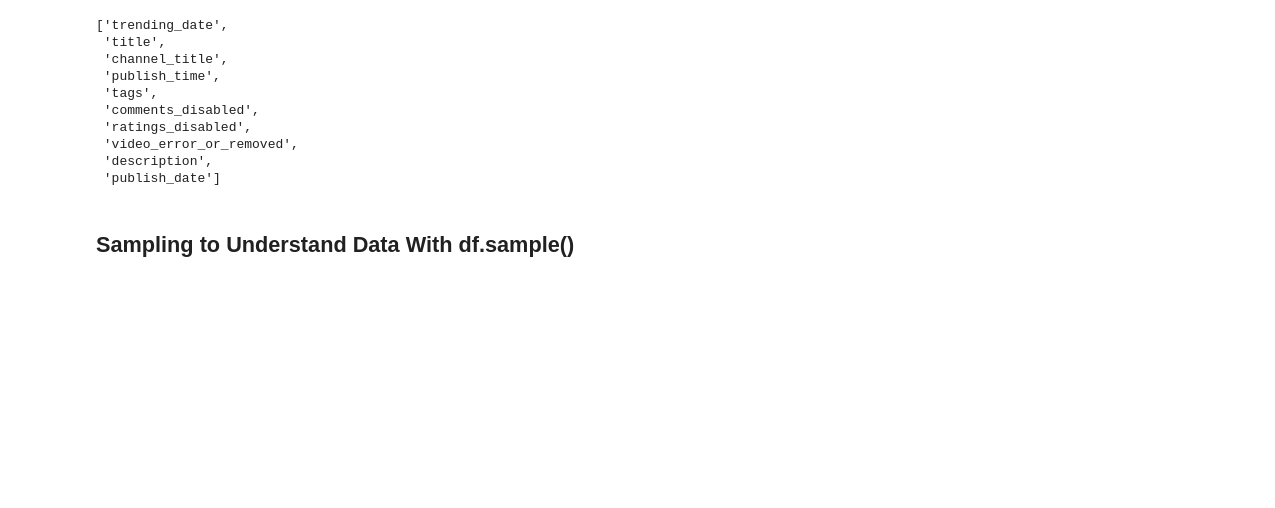
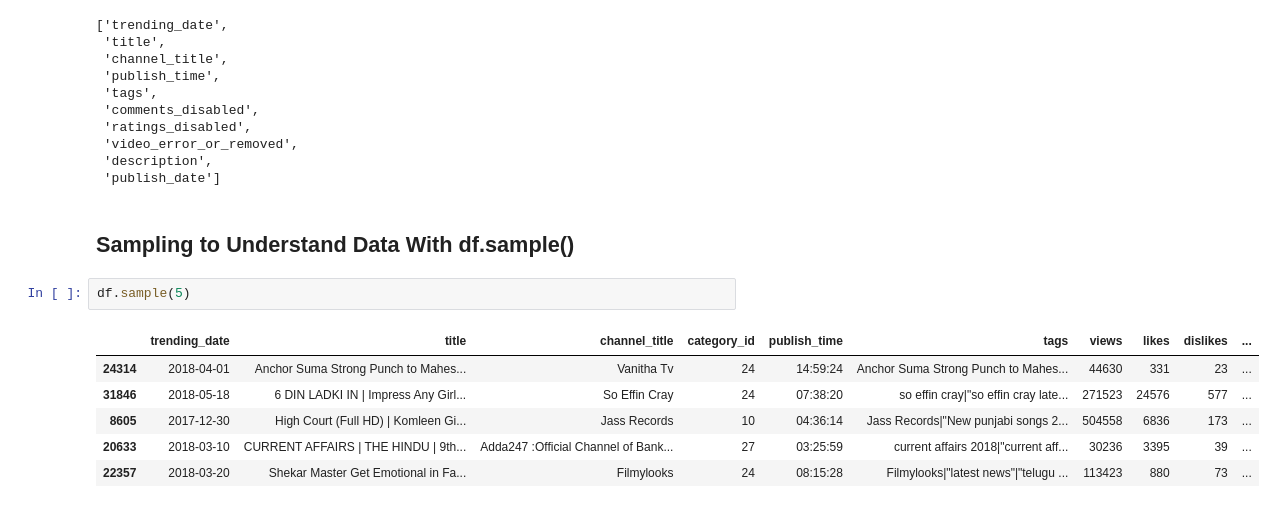
Before and after one commit to dinalnaveen/Analyse-the-relationship-between-metrics-of-YouTube-based-on-YouTube-analytics-by-applying-the-machi, a Jupyter notebook: YouTube Video Views Prediction.ipynb, the cells around one changed output. Saved outputs shown, nothing was run; the diff lists cells and outputs as text; blank space fills up the shorter version.

```diff
--- a/YouTube Video Views Prediction.ipynb
+++ b/YouTube Video Views Prediction.ipynb
@@ -115,3 +115,12 @@ categorical
  'publish_date']
 # %% [markdown]
 ## Sampling to Understand Data With df.sample()
+# %%
+df.sample(5)
+# %% [output]
+|  | trending_date | title | channel_title | category_id | publish_time | tags | views | likes | dislikes | ... |
+| 24314 | 2018-04-01 | Anchor Suma Strong Punch to Mahes... | Vanitha Tv | 24 | 14:59:24 | Anchor Suma Strong Punch to Mahes... | 44630 | 331 | 23 | ... |
+| 31846 | 2018-05-18 | 6 DIN LADKI IN | Impress Any Girl... | So Effin Cray | 24 | 07:38:20 | so effin cray|"so effin cray late... | 271523 | 24576 | 577 | ... |
+| 8605 | 2017-12-30 | High Court (Full HD) | Komleen Gi... | Jass Records | 10 | 04:36:14 | Jass Records|"New punjabi songs 2... | 504558 | 6836 | 173 | ... |
+| 20633 | 2018-03-10 | CURRENT AFFAIRS | THE HINDU | 9th... | Adda247 :Official Channel of Bank... | 27 | 03:25:59 | current affairs 2018|"current aff... | 30236 | 3395 | 39 | ... |
+| 22357 | 2018-03-20 | Shekar Master Get Emotional in Fa... | Filmylooks | 24 | 08:15:28 | Filmylooks|"latest news"|"telugu ... | 113423 | 880 | 73 | ... |
```
Also changed, not shown: parts of 9 cells of this notebook.
